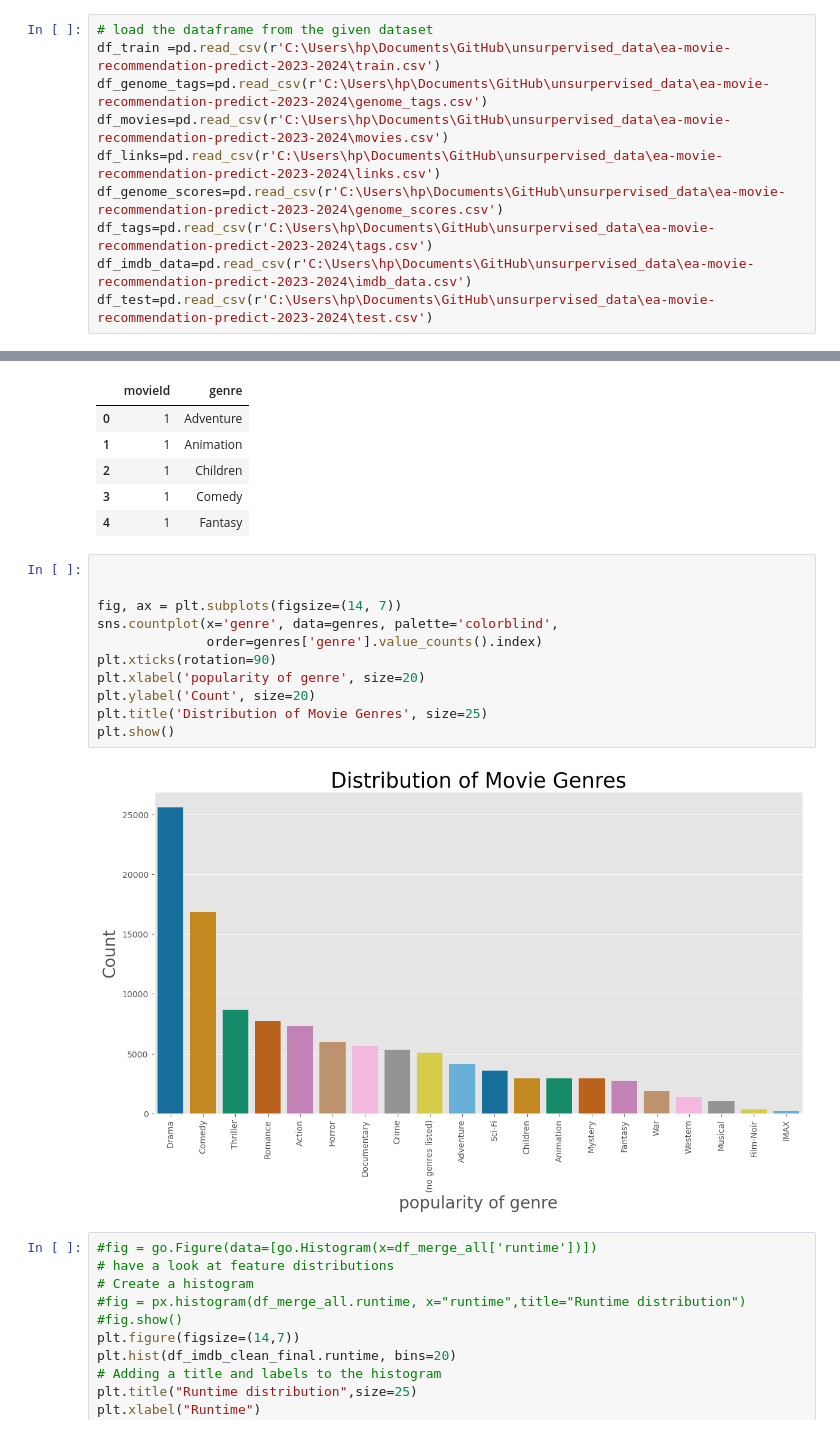
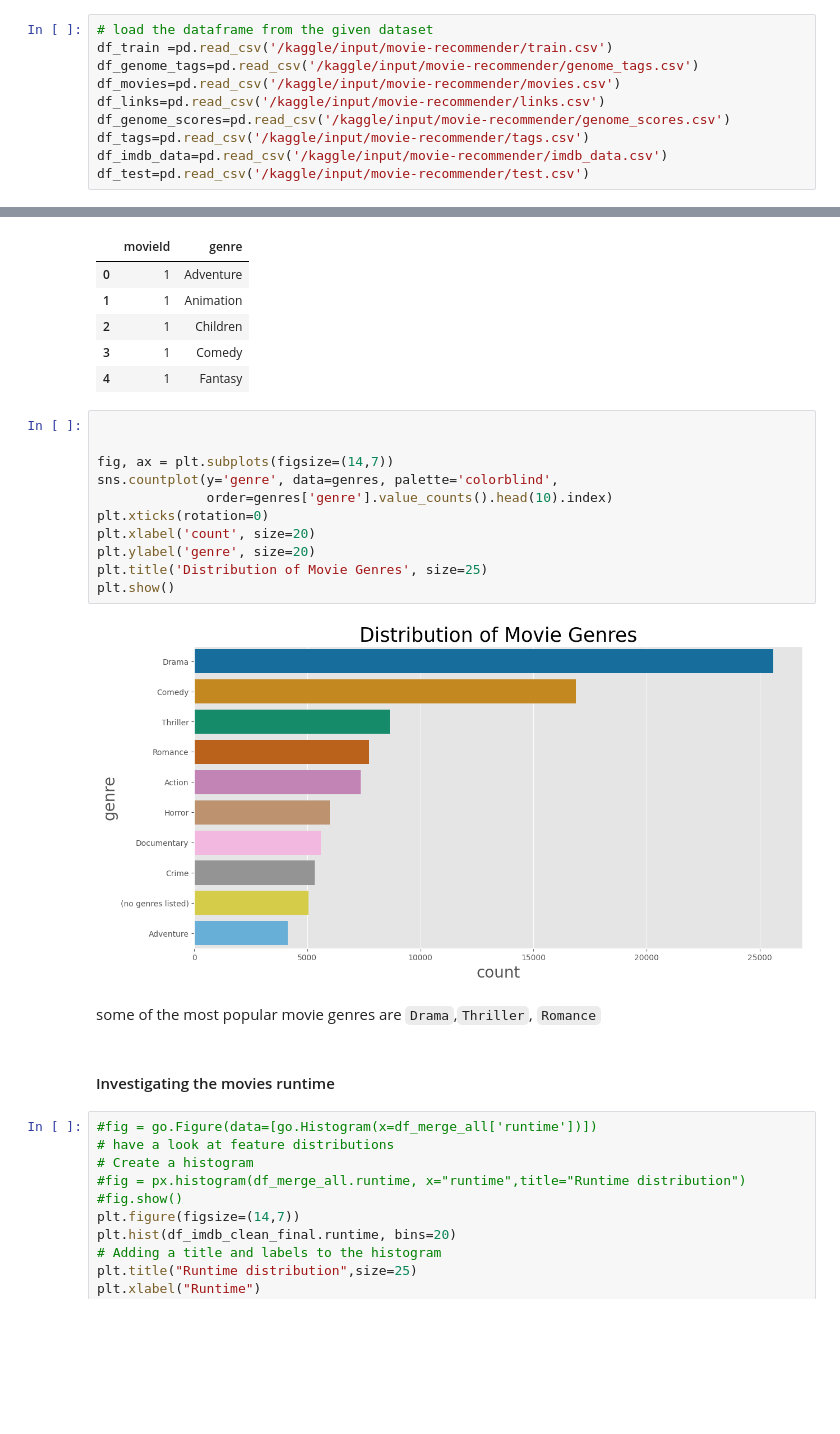
Before and after one commit to HlawuR/SmartRecommender, a Jupyter notebook: Unsupervised_skeleton_notebook.ipynb, the cells around one changed output, grey strips where cells are left out. Cells and saved outputs as stored; diff of their text form; blank space fills up the shorter version.

```diff
--- a/Unsupervised_skeleton_notebook.ipynb
+++ b/Unsupervised_skeleton_notebook.ipynb
@@ -115,11 +147,11 @@ from scipy.sparse import csr_matrix
 <a href=#cont>Back to Table of Contents</a>
 # %%
 # load the dataframe from the given dataset
-df_train =pd.read_csv(r'C:\Users\hp\Documents\GitHub\unsurpervised_data\ea-movie-recommendation-predict-2023-2024\train.csv')
-df_genome_tags=pd.read_csv(r'C:\Users\hp\Documents\GitHub\unsurpervised_data\ea-movie-recommendation-predict-2023-2024\genome_tags.csv')
-df_movies=pd.read_csv(r'C:\Users\hp\Documents\GitHub\unsurpervised_data\ea-movie-recommendation-predict-2023-2024\movies.csv')
-df_links=pd.read_csv(r'C:\Users\hp\Documents\GitHub\unsurpervised_data\ea-movie-recommendation-predict-2023-2024\links.csv')
-df_genome_scores=pd.read_csv(r'C:\Users\hp\Documents\GitHub\unsurpervised_data\ea-movie-recommendation-predict-2023-2024\genome_scores.csv')
-df_tags=pd.read_csv(r'C:\Users\hp\Documents\GitHub\unsurpervised_data\ea-movie-recommendation-predict-2023-2024\tags.csv')
-df_imdb_data=pd.read_csv(r'C:\Users\hp\Documents\GitHub\unsurpervised_data\ea-movie-recommendation-predict-2023-2024\imdb_data.csv')
-df_test=pd.read_csv(r'C:\Users\hp\Documents\GitHub\unsurpervised_data\ea-movie-recommendation-predict-2023-2024\test.csv')
+df_train =pd.read_csv('/kaggle/input/movie-recommender/train.csv')
+df_genome_tags=pd.read_csv('/kaggle/input/movie-recommender/genome_tags.csv')
+df_movies=pd.read_csv('/kaggle/input/movie-recommender/movies.csv')
+df_links=pd.read_csv('/kaggle/input/movie-recommender/links.csv')
+df_genome_scores=pd.read_csv('/kaggle/input/movie-recommender/genome_scores.csv')
+df_tags=pd.read_csv('/kaggle/input/movie-recommender/tags.csv')
+df_imdb_data=pd.read_csv('/kaggle/input/movie-recommender/imdb_data.csv')
+df_test=pd.read_csv('/kaggle/input/movie-recommender/test.csv')
@@ -834,16 +861,20 @@ genres.head()
 # %%
 
 
-fig, ax = plt.subplots(figsize=(14, 7))
-sns.countplot(x='genre', data=genres, palette='colorblind',
-              order=genres['genre'].value_counts().index)
-plt.xticks(rotation=90)
-plt.xlabel('popularity of genre', size=20)
-plt.ylabel('Count', size=20)
+fig, ax = plt.subplots(figsize=(14,7))
+sns.countplot(y='genre', data=genres, palette='colorblind',
+              order=genres['genre'].value_counts().head(10).index)
+plt.xticks(rotation=0)
+plt.xlabel('count', size=20)
+plt.ylabel('genre', size=20)
 plt.title('Distribution of Movie Genres', size=25)
 plt.show()
 # %% [output]
-[figure, old version]
+[figure, new version]
+# %% [markdown]
+some of the most popular movie genres are `Drama`,`Thriller`, `Romance`
+# %% [markdown]
+#### Investigating the  movies runtime
 # %%
 #fig = go.Figure(data=[go.Histogram(x=df_merge_all['runtime'])])
 # have a look at feature distributions
```
Also changed, not shown: parts of 69 cells of this notebook.
